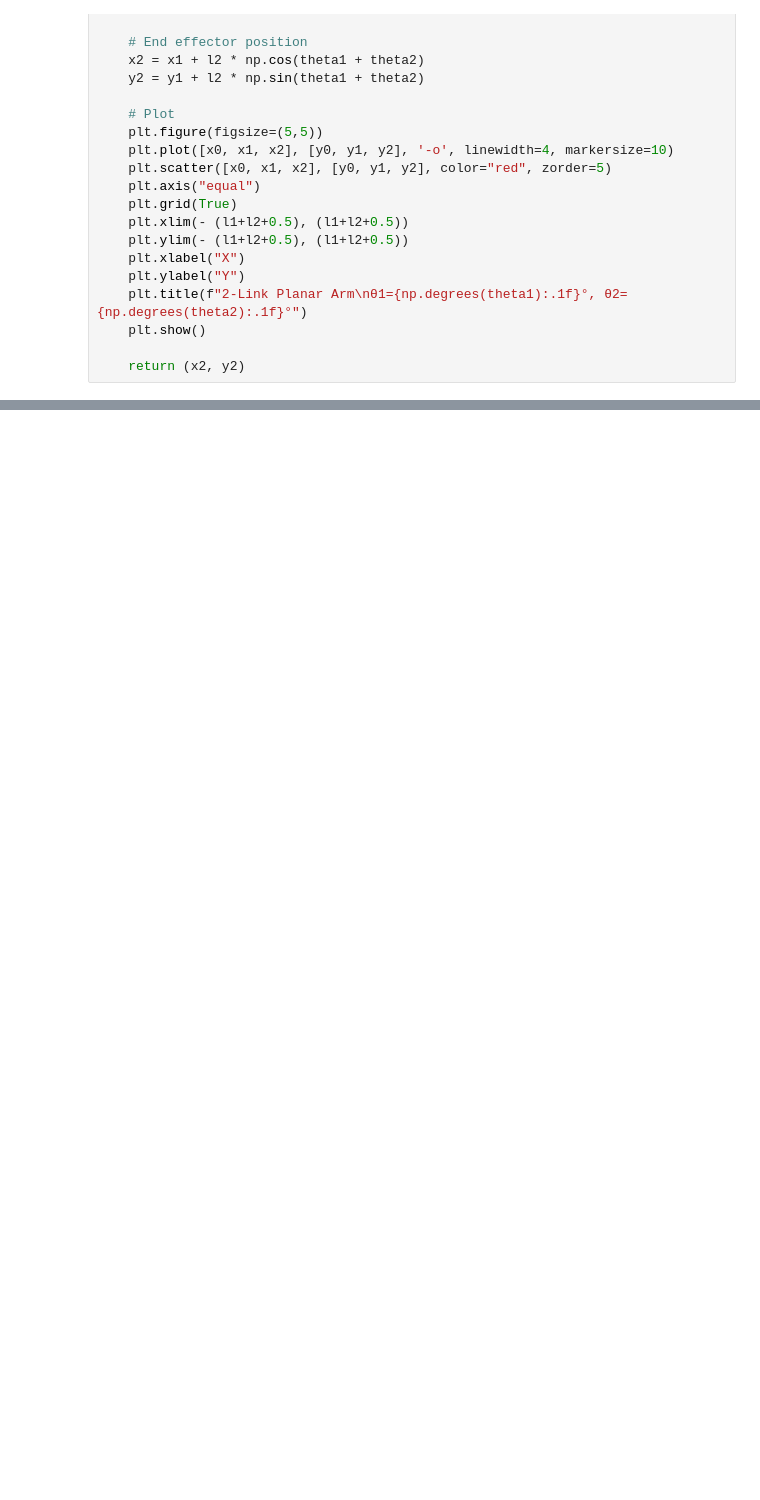
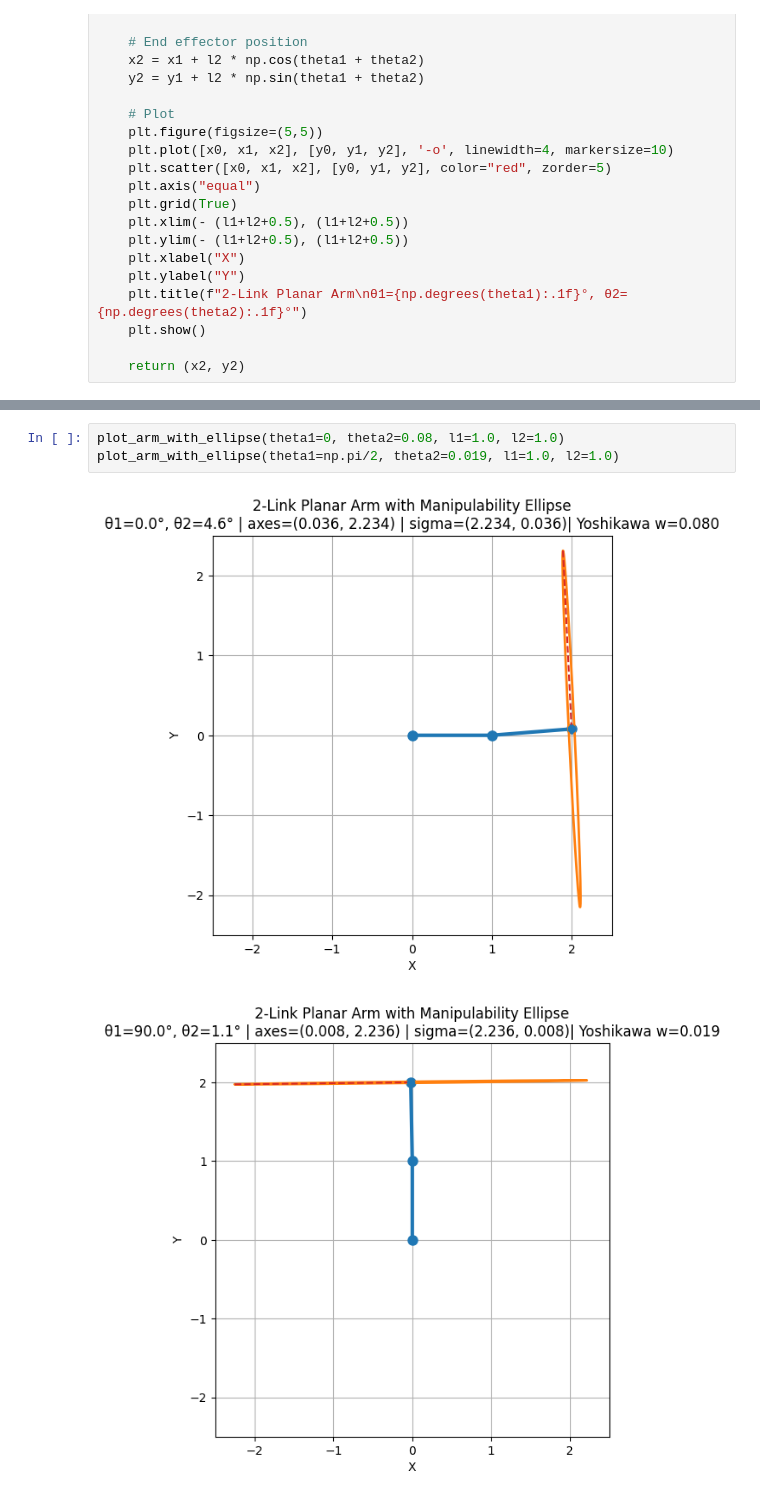
Before and after one commit to friackazoid/robot_trick, a Jupyter notebook: Singularity.ipynb, the cells around one changed output, grey strips where cells are left out. Saved outputs shown, nothing was run; the diff lists cells and outputs as text; blank space fills up the shorter version.

```diff
--- a/Singularity.ipynb
+++ b/Singularity.ipynb
@@ -97,0 +304,6 @@ End effector position: (np.float64(-0.9999999999999999), np.float64(1.0000000000
+# %%
+plot_arm_with_ellipse(theta1=0, theta2=0.08, l1=1.0, l2=1.0)
+plot_arm_with_ellipse(theta1=np.pi/2, theta2=0.019, l1=1.0, l2=1.0)
+# %% [output]
+[figure, added]
+[figure, added]
```
Also changed, not shown: parts of 19 cells of this notebook.
